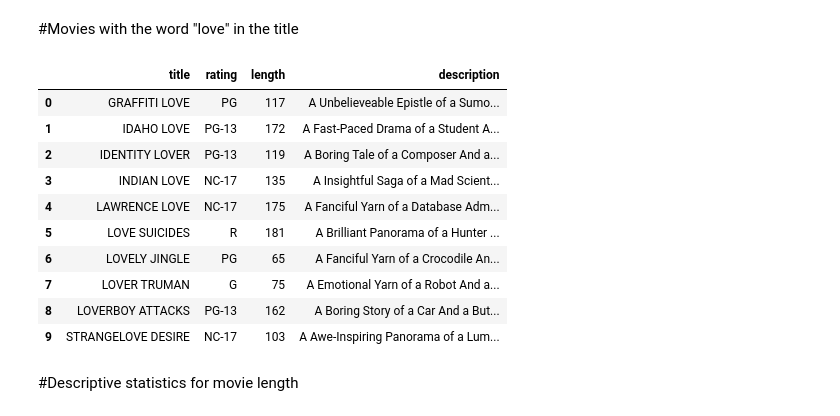
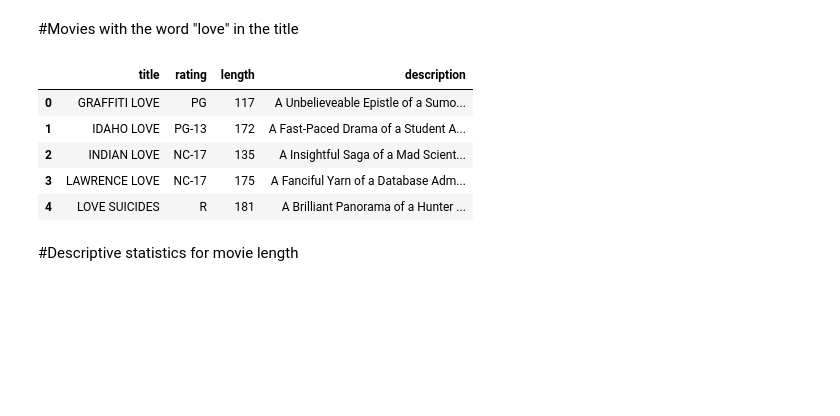
Before and after one commit to densen1995/sql_lab1_de25, a Jupyter notebook: eda.ipynb, the cells around one changed output. Drawn from its saved outputs; the diff is of its cells as text; code cells hidden in the pictures; blank space fills up the shorter version.

Commit message:
update love query in eda.ipynb

```diff
--- a/eda.ipynb
+++ b/eda.ipynb
@@ -100,30 +100,25 @@ long_movies
 # %% [markdown]
 #Movies with the word "love" in the title
 # %%
-##use filtering to achieve this and allowing anything before and after love using "%"
+##use filtering (regular expression matches)to achieve this and allowing anything before and after love using "%"
 love_movies = duckdb.sql("""
     FROM film
     SELECT title,
         rating,
         length,
         description
-    WHERE lower(title) LIKE '%love%'
+    WHERE regexp_matches(lower(title), '\\blove\\b')
     ORDER BY title;
 """).df()
 
 love_movies
 # %% [output]
 |  | title | rating | length | description |
 | 0 | GRAFFITI LOVE | PG | 117 | A Unbelieveable Epistle of a Sumo... |
 | 1 | IDAHO LOVE | PG-13 | 172 | A Fast-Paced Drama of a Student A... |
-| 2 | IDENTITY LOVER | PG-13 | 119 | A Boring Tale of a Composer And a... |
-| 3 | INDIAN LOVE | NC-17 | 135 | A Insightful Saga of a Mad Scient... |
-| 4 | LAWRENCE LOVE | NC-17 | 175 | A Fanciful Yarn of a Database Adm... |
-| 5 | LOVE SUICIDES | R | 181 | A Brilliant Panorama of a Hunter ... |
-| 6 | LOVELY JINGLE | PG | 65 | A Fanciful Yarn of a Crocodile An... |
-| 7 | LOVER TRUMAN | G | 75 | A Emotional Yarn of a Robot And a... |
-| 8 | LOVERBOY ATTACKS | PG-13 | 162 | A Boring Story of a Car And a But... |
-| 9 | STRANGELOVE DESIRE | NC-17 | 103 | A Awe-Inspiring Panorama of a Lum... |
+| 2 | INDIAN LOVE | NC-17 | 135 | A Insightful Saga of a Mad Scient... |
+| 3 | LAWRENCE LOVE | NC-17 | 175 | A Fanciful Yarn of a Database Adm... |
+| 4 | LOVE SUICIDES | R | 181 | A Brilliant Panorama of a Hunter ... |
 # %% [markdown]
 #Descriptive statistics for movie length
 # %%
```
Also changed, not shown: 1 other file.
